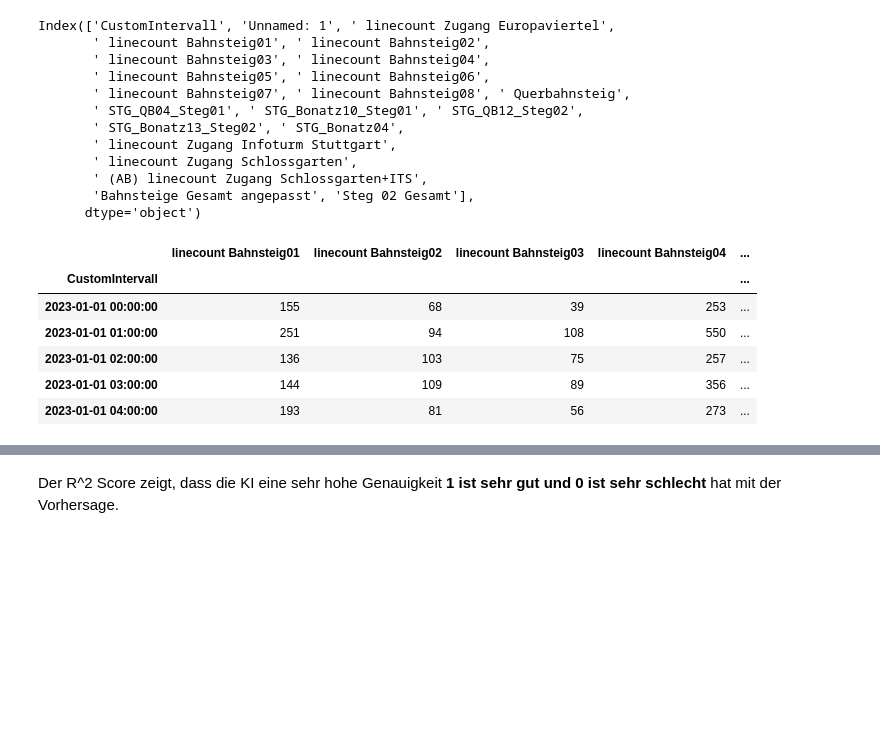
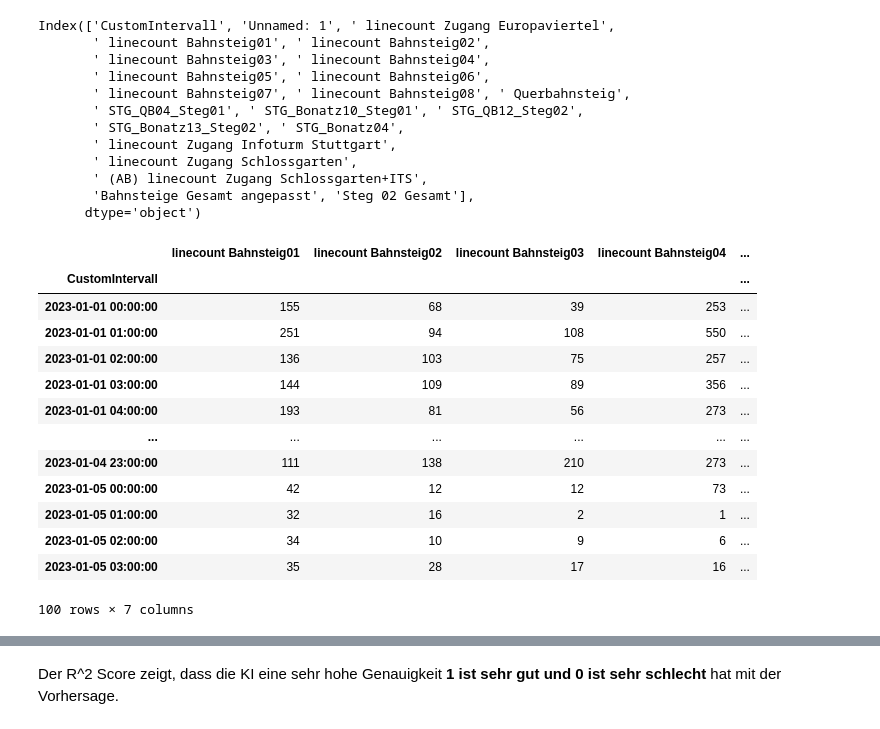
Before and after one commit to connytherocket/DBTrackAnalysis, a Jupyter notebook: db_track_analysis_jupyter.ipynb, the cells around one changed output, grey strips where cells are left out. Drawn from its saved outputs; the diff is of its cells as text; code cells hidden in the pictures; blank space fills up the shorter version.

```diff
--- a/db_track_analysis_jupyter.ipynb
+++ b/db_track_analysis_jupyter.ipynb
@@ -40,22 +47,29 @@ Index(['CustomIntervall', 'Unnamed: 1', ' linecount Zugang Europaviertel',
 # %%
 # Auswahl der gewünschten Spalten anhand der tatsächlich vorhandenen Spaltennamen
 selected_columns = ['CustomIntervall', ' linecount Bahnsteig01', ' linecount Bahnsteig02', ' linecount Bahnsteig03', ' linecount Bahnsteig04', ' linecount Bahnsteig05', ' linecount Bahnsteig07', ' linecount Bahnsteig08']
 filtered_data = track_data[selected_columns].copy()  # Explizit eine Kopie erstellen
 
 # Sicherstellen, dass das Datum korrekt als Datetime-Typ eingelesen wird
 filtered_data['CustomIntervall'] = pd.to_datetime(filtered_data['CustomIntervall'], format='%d.%m.%Y %H:%M')
 filtered_data.set_index('CustomIntervall', inplace=True)
 
 # Das gefilterte DataFrame anzeigen
-filtered_data.head()
+filtered_data.head(100)
 # %% [output]
 |  | linecount Bahnsteig01 | linecount Bahnsteig02 | linecount Bahnsteig03 | linecount Bahnsteig04 | ... |
 | CustomIntervall |  |  |  |  | ... |
 | 2023-01-01 00:00:00 | 155 | 68 | 39 | 253 | ... |
 | 2023-01-01 01:00:00 | 251 | 94 | 108 | 550 | ... |
 | 2023-01-01 02:00:00 | 136 | 103 | 75 | 257 | ... |
 | 2023-01-01 03:00:00 | 144 | 109 | 89 | 356 | ... |
 | 2023-01-01 04:00:00 | 193 | 81 | 56 | 273 | ... |
+| ... | ... | ... | ... | ... | ... |
+| 2023-01-04 23:00:00 | 111 | 138 | 210 | 273 | ... |
+| 2023-01-05 00:00:00 | 42 | 12 | 12 | 73 | ... |
+| 2023-01-05 01:00:00 | 32 | 16 | 2 | 1 | ... |
+| 2023-01-05 02:00:00 | 34 | 10 | 9 | 6 | ... |
+| 2023-01-05 03:00:00 | 35 | 28 | 17 | 16 | ... |
+100 rows × 7 columns
 # %%
 # Resampling der Daten, um stündliche Mittelwerte zu berechnen
 hourly_data = filtered_data.resample('H').mean()
```
Also changed, not shown: parts of 14 cells of this notebook, 1 other file.
